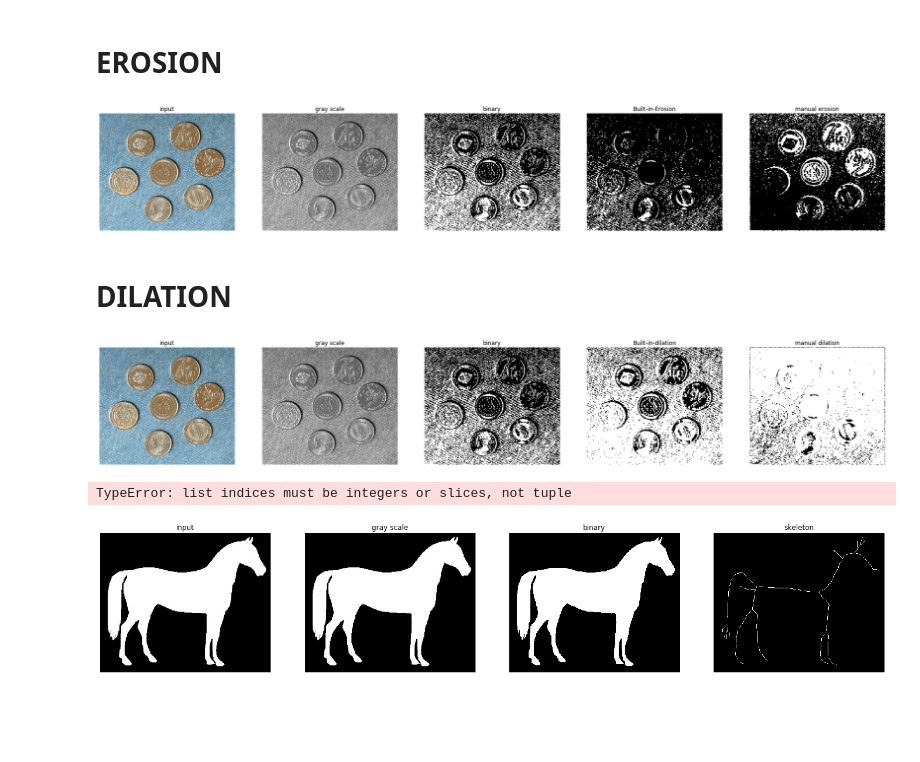
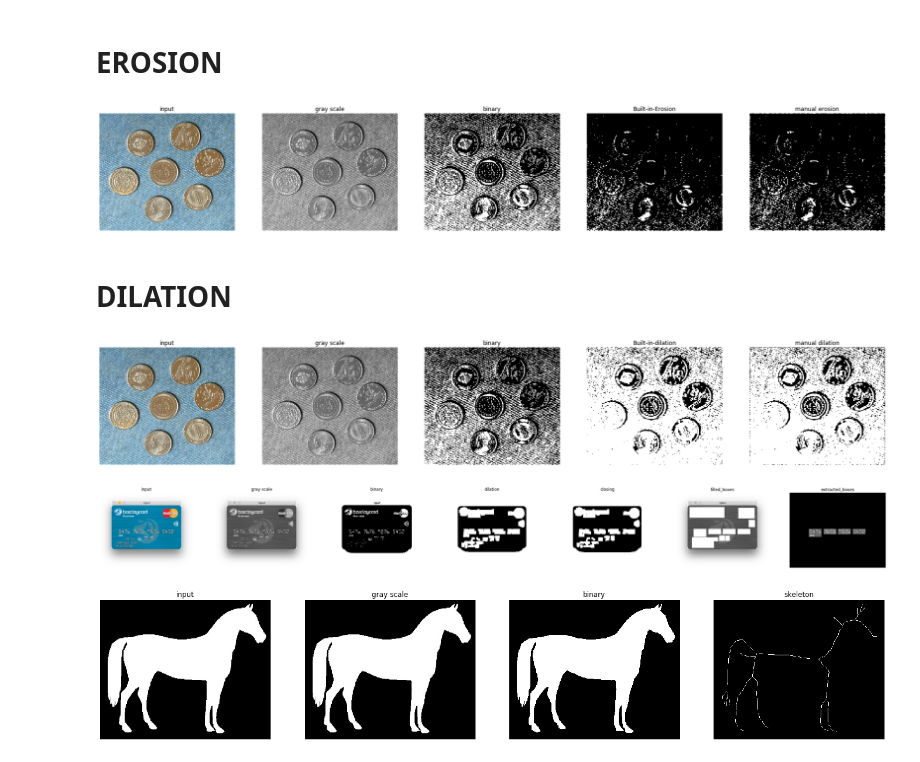
Before and after one commit to OmarDesoky/Image-processing, a Jupyter notebook: Lab5-STD/lab5-STD.ipynb, the cells around one changed output. Cells and saved outputs as stored; diff of their text form; code cells hidden in the pictures; blank space fills up the shorter version.

```diff
--- a/Lab5-STD/lab5-STD.ipynb
+++ b/Lab5-STD/lab5-STD.ipynb
@@ -46,40 +46,41 @@ def manually_erosion(img,structural_element):
 # %%
 img = io.imread('img/coins.jpg')
 gray = rgb2gray(img)
+threshold = 0.5
 threshold = threshold_otsu(gray)
 binary = gray > threshold
-structural_element = np.array([[0,0,0]
-                             ,[0,0,0]
-                             ,[0,0,0]])
+structural_element = np.array([[1,1,1]
+                             ,[1,1,1]
+                             ,[1,1,1]])
 
 err = manually_erosion(binary,structural_element)
-built_in_err = binary_erosion(binary)#,structural_element)
+built_in_err = binary_erosion(binary,structural_element)
 show_images([img,gray,binary,built_in_err,err],["input","gray scale","binary","Built-in-Erosion","manual erosion"])
 # %% [output]
-[figure, old version]
+[figure, new version]
 # %% [markdown]
 # DILATION
 # %%
-def manually_dilation(binary,structural_element):
+def manually_dilation(img,structural_element):
 
-    dil = np.copy(binary)
+    dil = np.copy(img)
 
 
     for i in range(dil.shape[0]-structural_element.shape[0]+1):
         for j in range(dil.shape[1]-structural_element.shape[1]+1):
             #accessing part of matrix to be tested
-            temp = binary[i:(structural_element.shape[0]+i), j:(structural_element.shape[1]+j)]
+            temp = img[i:(structural_element.shape[0]+i), j:(structural_element.shape[1]+j)]
             #assume pivot will be on center Struct. Elem/2 in x and y axes
-            #check if filter fits or not
+            #check if filter hits or not
 
             dil[(structural_element.shape[0]//2)+i][(structural_element.shape[1]//2)+j]= np.any(temp==structural_element)
     return dil
 # %%
 dil = manually_dilation(binary,structural_element)
-built_in_dil = binary_dilation(binary)#,structural_element)
+built_in_dil = binary_dilation(binary,structural_element)
 show_images([img,gray,binary,built_in_dil,dil],["input","gray scale","binary","Built-in-dilation","manual dilation"])
 # %% [output]
-[figure, old version]
+[figure, new version]
 # %%
 '''
 2) Case Study: Credit Card Number Extraction
@@ -94,28 +95,52 @@ show_images([img,gray,binary,built_in_dil,dil],["input","gray scale","binary","B
 '''
 
 img = io.imread('img/card.jpg')
+
 gray = rgb2gray(img)
-threshold = threshold_otsu(gray)
+threshold = threshold_otsu(gray,128)
+
 binary = gray > threshold
 
-structural_element = np.array([[0,0,0]
-                             ,[0,0,0]
-                             ,[0,0,0]])
+structural_element = np.array([[1,1,1]
+                             ,[1,1,1]
+                             ,[1,1,1]])
 
-closing = manually_erosion( manually_dilation(binary,structural_element) ,structural_element)
-bounding_boxes=find_contours(closing,0.8)
-
-show_images([img,gray,binary,closing],["input","gray scale","binary","closing"])
+dilation = manually_dilation(binary,structural_element)
+dilation = manually_dilation(dilation,structural_element)
+dilation = manually_dilation(dilation,structural_element)
+dilation = manually_dilation(dilation,structural_element)
+dilation = manually_dilation(dilation,structural_element)
+dilation = manually_dilation(dilation,structural_element)
 
 
+closing = manually_erosion(dilation,structural_element)
 
+
+all_boxes = find_contours(closing,0.6)
+bounding_boxes=[]
+for i in range(len(all_boxes)):
+    Ymax,Xmax = np.max(all_boxes[i],axis=0)
+    Ymin,Xmin = np.min(all_boxes[i],axis=0)
+    if(i!=0):
+        bounding_boxes.append([int(Xmin),int(Xmax),int(Ymin),int(Ymax)])
+
+
+img_with_boxes = np.copy(gray)
+extracted_boxes = np.zeros(gray.shape)
+count=1;
 #When provided with the correct format of the list of bounding_boxes, this section will set all pixels inside boxes in img_with_boxes
 for box in bounding_boxes:
     [Xmin, Xmax, Ymin, Ymax] = box
-    rr, cc = rectangle(start = (Ymin,Xmin), end = (Ymax,Xmax), shape=img_gray.shape)
+    rr, cc = rectangle(start = (Ymin,Xmin), end = (Ymax,Xmax), shape=gray.shape)
+    #extracted boxes
+    if(count<=8 and count >=5):
+        extracted_boxes[rr,cc] += gray[rr,cc]
+    #filled boxes
     img_with_boxes[rr, cc] = 1 #set color white
+    count= count+1
+show_images([img,gray,binary,dilation,closing,img_with_boxes,extracted_boxes],["input","gray scale","binary","dilation","closing","filled_boxes","extracted_boxes"])
 # %% [output]
-TypeError: list indices must be integers or slices, not tuple
+[figure, added]
 # %%
 '''
 3) Skeletonization:
```
Also changed, not shown: parts of 2 cells of this notebook.
